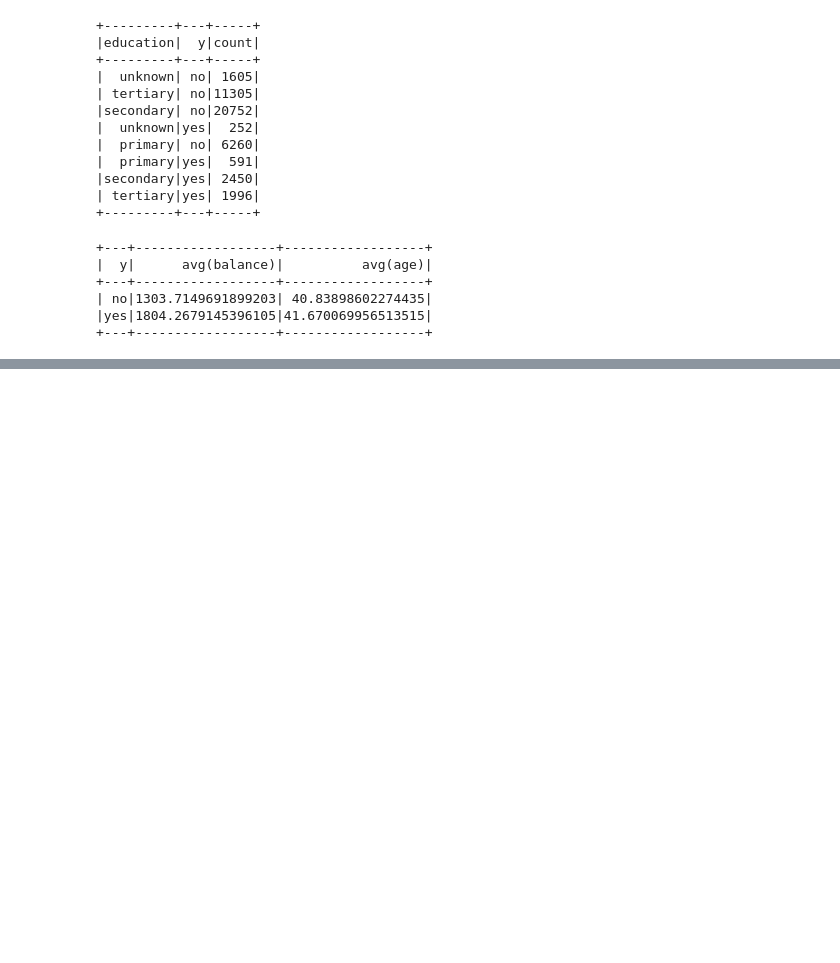
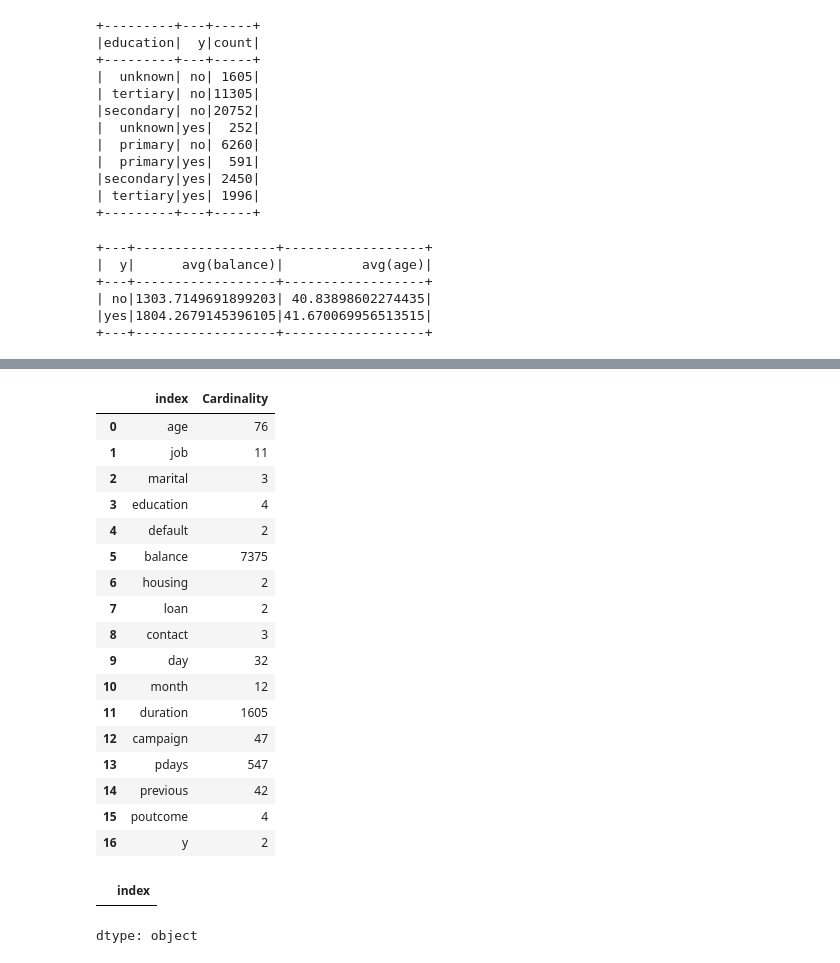
Before and after one commit to amien1410/colab-notebooks, a Jupyter notebook: Colab_Pyspark_Machine_Learning.ipynb, the cells around one changed output, grey strips where cells are left out. Cells and saved outputs as stored; diff of their text form; code cells hidden in the pictures; blank space fills up the shorter version.

```diff
--- a/Colab_Pyspark_Machine_Learning.ipynb
+++ b/Colab_Pyspark_Machine_Learning.ipynb
@@ -163,0 +179,48 @@ df.groupBy(target_variable_name).agg({'balance':'avg', 'age':'avg'}).show()
+# %%
+# Cardinality Check
+from pyspark.sql.functions import approxCountDistinct, countDistinct
+
+"""
+Note: approxCountDistinct and countDistinct can be used interchangeably.
+Only difference is the computation time.
+"approxCountDistinct" is useful for large datasets
+"countDistinct" for small and medium datasets.
+"""
+def cardinality_calculation(df, cut_off=1):
+    cardinality = df.select(*[approxCountDistinct(c).alias(c) for c in
+    df.columns])
+    ## convert to pandas for efficient calculations
+    final_cardinality_df = cardinality.toPandas().transpose()
+    final_cardinality_df.reset_index(inplace=True)
+    final_cardinality_df.rename(columns={0:'Cardinality'}, inplace=True)
+    #select variables with cardinality of 1
+    vars_selected = final_cardinality_df['index'][final_cardinality_df['Cardinality'] <= cut_off]
+    return final_cardinality_df, vars_selected
+
+cardinality_df, cardinality_vars_selected = cardinality_calculation(df)
+# %%
+cardinality_df
+# %% [output]
+|  | index | Cardinality |
+| 0 | age | 76 |
+| 1 | job | 11 |
+| 2 | marital | 3 |
+| 3 | education | 4 |
+| 4 | default | 2 |
+| 5 | balance | 7375 |
+| 6 | housing | 2 |
+| 7 | loan | 2 |
+| 8 | contact | 3 |
+| 9 | day | 32 |
+| 10 | month | 12 |
+| 11 | duration | 1605 |
+| 12 | campaign | 47 |
+| 13 | pdays | 547 |
+| 14 | previous | 42 |
+| 15 | poutcome | 4 |
+| 16 | y | 2 |
+# %%
+cardinality_vars_selected
+# %% [output]
+|  | index |
+dtype: object
```
Also changed, not shown: parts of 3 cells of this notebook.
